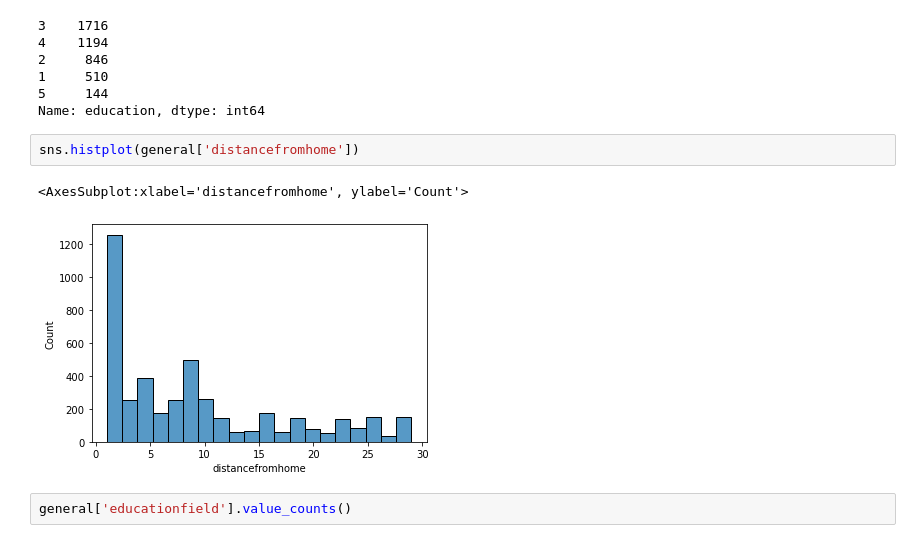
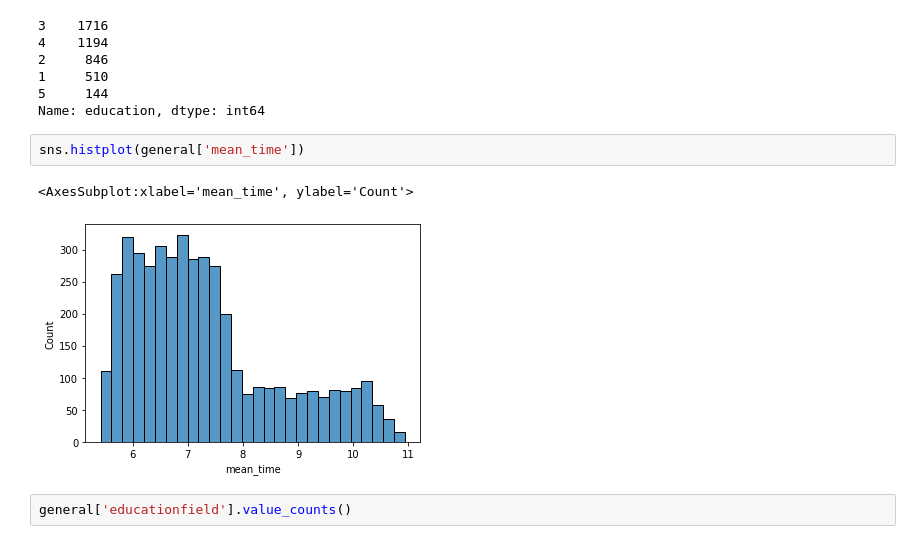
Before and after one commit to aparrarozo/Project_HR, a Jupyter notebook: HR analytics.ipynb, the cells around one changed output. Drawn from its saved outputs; the diff is of its cells as text.

```diff
--- a/HR analytics.ipynb
+++ b/HR analytics.ipynb
@@ -644,10 +647,10 @@ general['education'].value_counts()
 5     144
 Name: education, dtype: int64
 # %%
-sns.histplot(general['distancefromhome'])
+sns.histplot(general['mean_time'])
 # %% [output]
-<AxesSubplot:xlabel='distancefromhome', ylabel='Count'>
+<AxesSubplot:xlabel='mean_time', ylabel='Count'>
-[figure, old version]
+[figure, new version]
 # %%
 general['educationfield'].value_counts()
 # %% [output]
```
Also changed, not shown: parts of 53 cells of this notebook.
